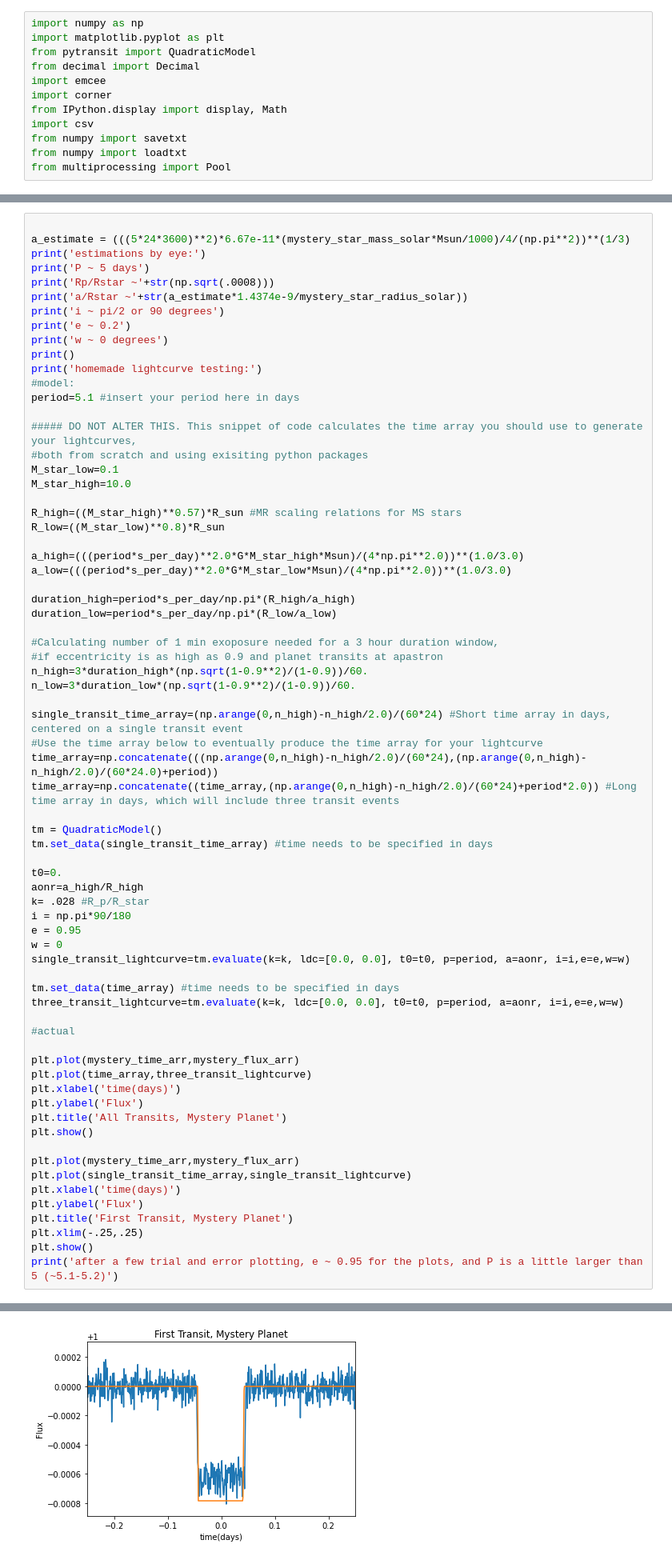
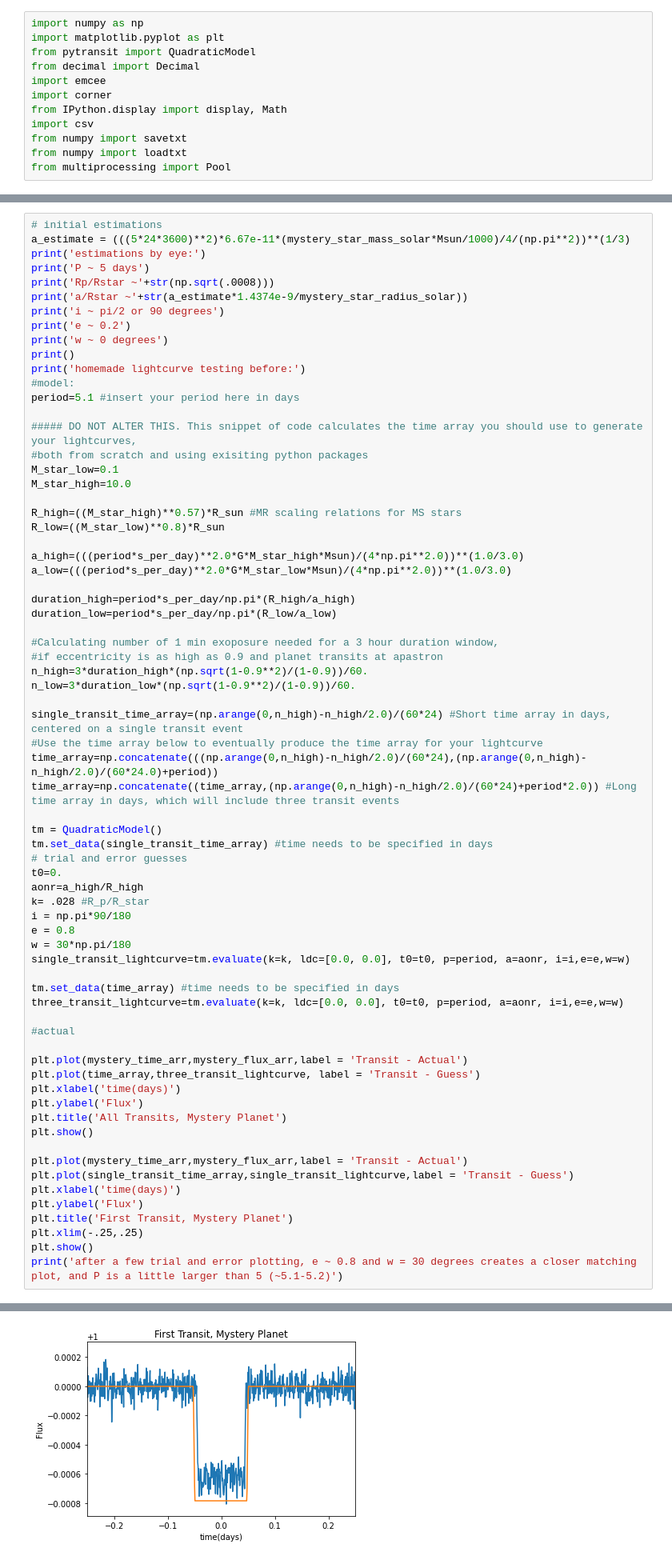
Before and after one commit to grobbins2/Exoplanets-AST4930, a Jupyter notebook: Final_Project_GR.ipynb, the cells around one changed output, grey strips where cells are left out. Shown at 80% size. Drawn from its saved outputs; the diff is of its cells as text.

```diff
--- a/Final_Project_GR.ipynb
+++ b/Final_Project_GR.ipynb
@@ -347,7 +372,7 @@ mystery_flux_arr = mystery_data[1] #Flux
 mystery_star_mass_solar = 0.81
 mystery_star_radius_solar = 0.85
 # %%
-
+# initial estimations
 a_estimate = (((5*24*3600)**2)*6.67e-11*(mystery_star_mass_solar*Msun/1000)/4/(np.pi**2))**(1/3)
 print('estimations by eye:')
 print('P ~ 5 days')
@@ -357,7 +382,7 @@ print('i ~ pi/2 or 90 degrees')
 print('e ~ 0.2')
 print('w ~ 0 degrees')
 print()
-print('homemade lightcurve testing:')
+print('homemade lightcurve testing before:')
 #model:
 period=5.1 #insert your period here in days
 
@@ -387,13 +412,13 @@ time_array=np.concatenate((time_array,(np.arange(0,n_high)-n_high/2.0)/(60*24)+p
 
 tm = QuadraticModel()
 tm.set_data(single_transit_time_array) #time needs to be specified in days
-
+# trial and error guesses
 t0=0.
 aonr=a_high/R_high
 k= .028 #R_p/R_star
 i = np.pi*90/180
-e = 0.95
-w = 0
+e = 0.8
+w = 30*np.pi/180
 single_transit_lightcurve=tm.evaluate(k=k, ldc=[0.0, 0.0], t0=t0, p=period, a=aonr, i=i,e=e,w=w)
 
 tm.set_data(time_array) #time needs to be specified in days
@@ -401,21 +426,21 @@ three_transit_lightcurve=tm.evaluate(k=k, ldc=[0.0, 0.0], t0=t0, p=period, a=aon
 
 #actual
 
-plt.plot(mystery_time_arr,mystery_flux_arr)
-plt.plot(time_array,three_transit_lightcurve)
+plt.plot(mystery_time_arr,mystery_flux_arr,label = 'Transit - Actual')
+plt.plot(time_array,three_transit_lightcurve, label = 'Transit - Guess')
 plt.xlabel('time(days)')
 plt.ylabel('Flux')
 plt.title('All Transits, Mystery Planet')
 plt.show()
 
-plt.plot(mystery_time_arr,mystery_flux_arr)
-plt.plot(single_transit_time_array,single_transit_lightcurve)
+plt.plot(mystery_time_arr,mystery_flux_arr,label = 'Transit - Actual')
+plt.plot(single_transit_time_array,single_transit_lightcurve,label = 'Transit - Guess')
 plt.xlabel('time(days)')
 plt.ylabel('Flux')
 plt.title('First Transit, Mystery Planet')
 plt.xlim(-.25,.25)
 plt.show()
-print('after a few trial and error plotting, e ~ 0.95 for the plots, and P is a little larger than 5 (~5.1-5.2)')
+print('after a few trial and error plotting, e ~ 0.8 and w = 30 degrees creates a closer matching plot, and P is a little larger than 5 (~5.1-5.2)')
 # %% [output]
 estimations by eye:
 P ~ 5 days
@@ -430 +455 @@ homemade lightcurve testing:
-[figure, old version]
+[figure, new version]
```
Also changed, not shown: parts of 16 cells of this notebook, 9 other files.
